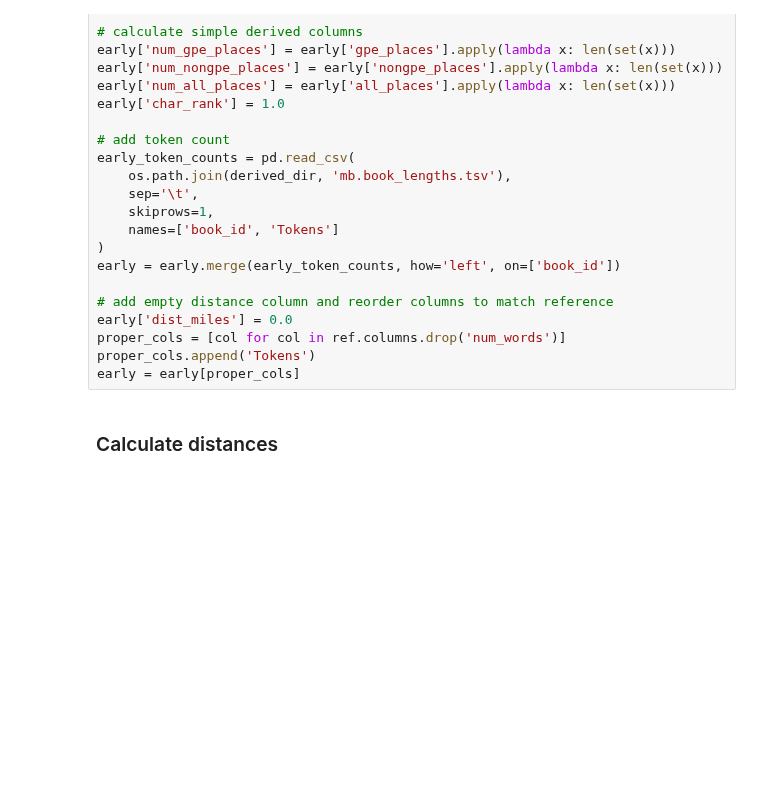
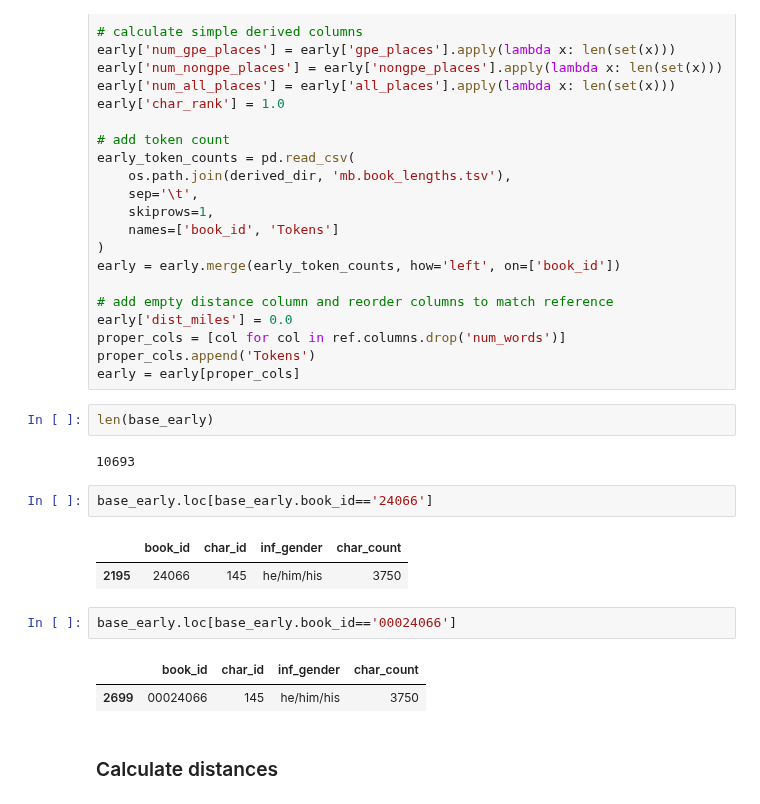
Before and after one commit to wilkens/mobility-books, a Jupyter notebook: notebooks/Data prep MW.ipynb, the cells around one changed output. Cells and saved outputs as stored; diff of their text form; blank space fills up the shorter version.

```diff
--- a/notebooks/Data prep MW.ipynb
+++ b/notebooks/Data prep MW.ipynb
@@ -285,6 +285,20 @@ early['dist_miles'] = 0.0
 proper_cols = [col for col in ref.columns.drop('num_words')]
 proper_cols.append('Tokens')
 early = early[proper_cols]
+# %%
+len(base_early)
+# %% [output]
+10693
+# %%
+base_early.loc[base_early.book_id=='24066']
+# %% [output]
+|  | book_id | char_id | inf_gender | char_count |
+| 2195 | 24066 | 145 | he/him/his | 3750 |
+# %%
+base_early.loc[base_early.book_id=='00024066']
+# %% [output]
+|  | book_id | char_id | inf_gender | char_count |
+| 2699 | 00024066 | 145 | he/him/his | 3750 |
 # %% [markdown]
 ### Calculate distances
 # %%
```
Also changed, not shown: 1 other file.
